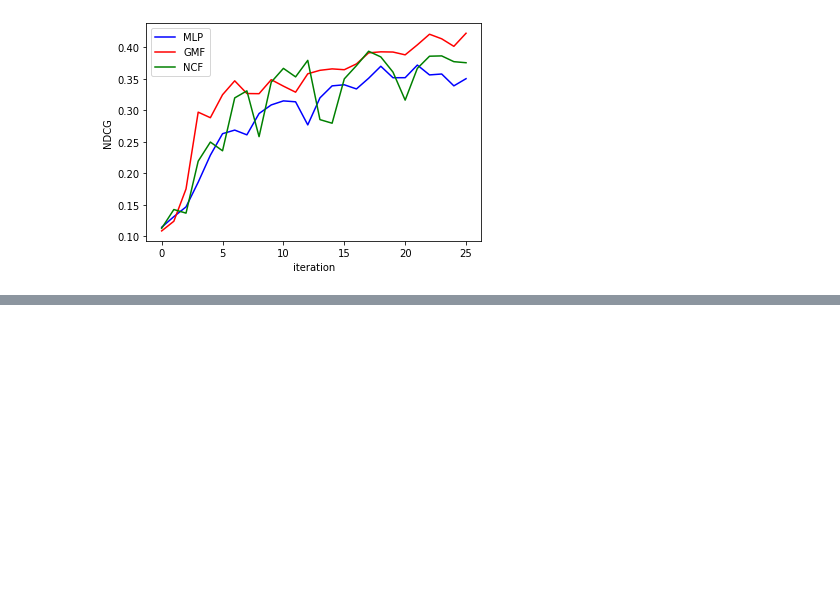
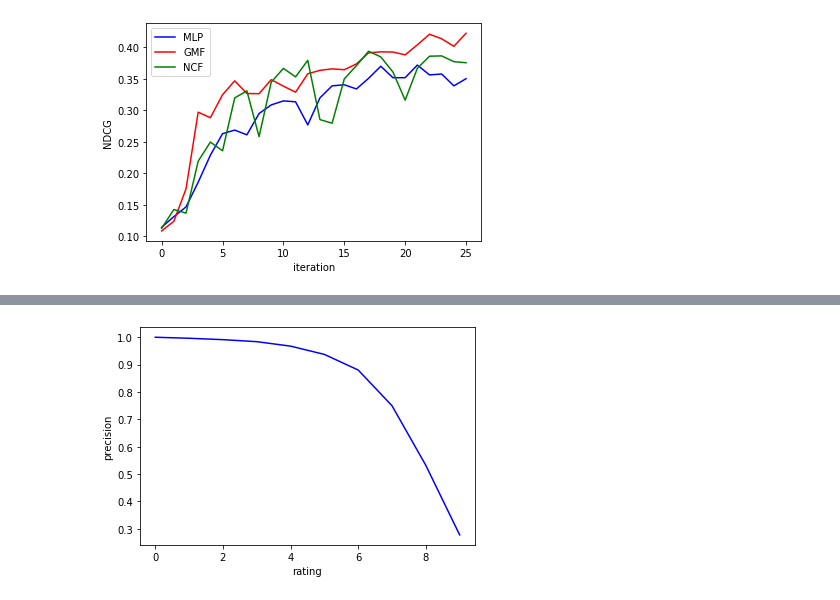
Before and after one commit to DruryXu/SCUthesis, a Jupyter notebook: data_analysis/data_analysis.ipynb, the cells around one changed output, grey strips where cells are left out. Drawn from its saved outputs; the diff is of its cells as text; code cells hidden in the pictures; blank space fills up the shorter version.

```diff
--- a/data_analysis/data_analysis.ipynb
+++ b/data_analysis/data_analysis.ipynb
@@ -292,0 +275,12 @@ plt.show()
+# %%
+itemKNN = [1.0, 0.9962561157200595, 0.9911933631142311, 0.9838332269729845, 0.9675388215273345, 0.9372899383109978, 0.8802807913209957, 0.7497553711976175, 0.5318868325888109, 0.277898319506488]
+x = [i for i in range(10)]
+
+plt.figure()
+plt.plot(x, itemKNN, c = 'blue')
+plt.xlabel("rating")
+plt.ylabel("precision")
+plt.savefig("itemCF_precision.jpg")
+plt.show()
+# %% [output]
+[figure, added]
```
Also changed, not shown: parts of 4 cells of this notebook, 5 other files.
